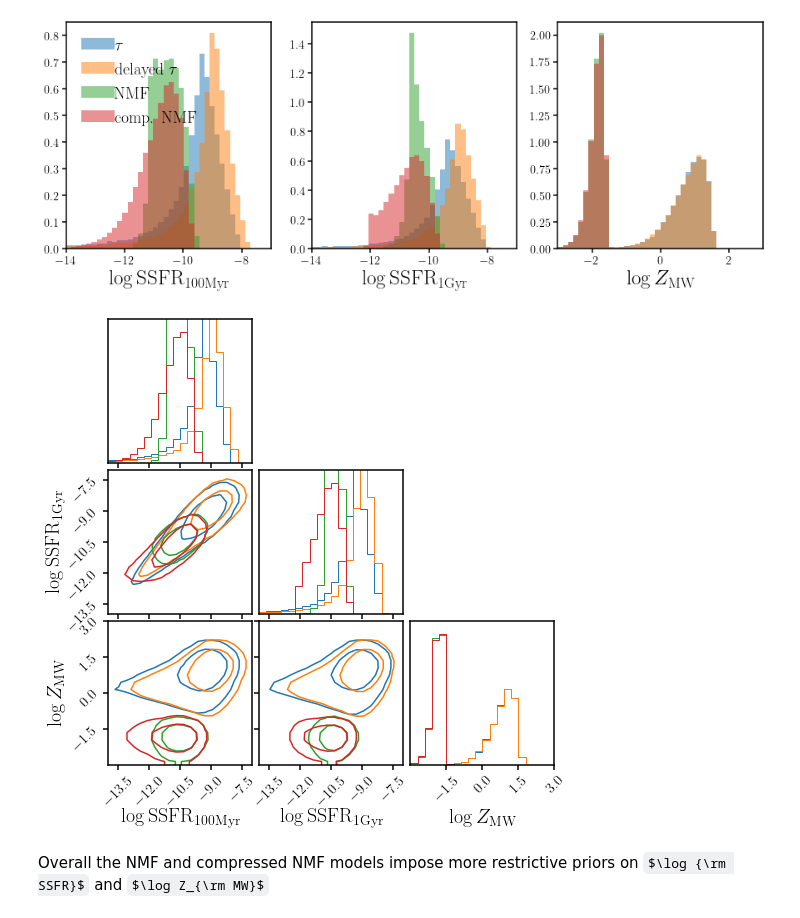
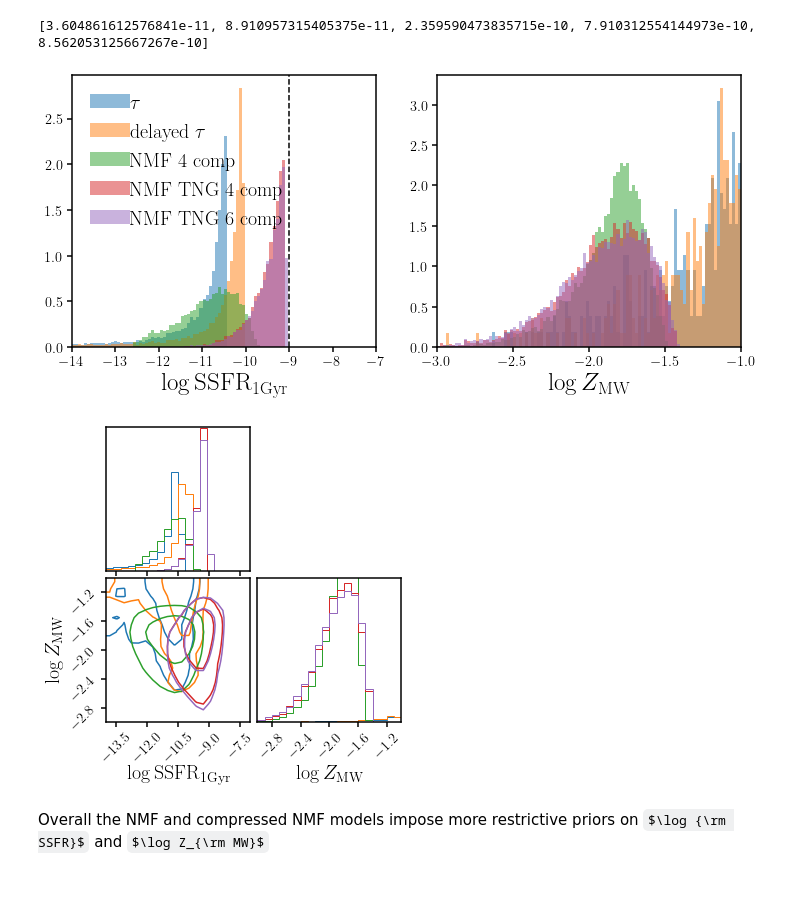
Before and after one commit to changhoonhahn/gqp_mc, a Jupyter notebook: nb/model_priors.ipynb, the cells around one changed output. Drawn from its saved outputs; the diff is of its cells as text; code cells hidden in the pictures; some formulas as TeX source; blank space fills up the shorter version.

Commit message:
comparison of model priors; comparison of priors on recovered SFH

```diff
--- a/nb/model_priors.ipynb
+++ b/nb/model_priors.ipynb
@@ -68,48 +80,53 @@ models = [
 # %%
-zred = 0.1
+zred = 0.01
 tage = Planck13.age(zred).value
 # %%
 priors = [
     prior_tau(tage),
     prior_tau(tage),
-    prior_nmf(tage),
-    prior_nmf(tage)
+    prior_nmf_4comp(tage),
+    prior_nmf_4comp(tage),
+    prior_nmf_6comp(tage)
 ]
 # %%
-n_sample = 50000 # draw n_sample samples from the prior
+n_sample = 10000 # draw n_sample samples from the prior
 # %%
-SSFRs_100myr, SSFRs_1gyr, Zmws = [], [], []
+SSFRs_1gyr, Zmws, ts_sfh, sfhs = [], [], [], []
 for model, prior in zip(models, priors):
     _thetas = np.array([prior.sample() for i in range(n_sample)])
     thetas = prior.transform(_thetas)
 
-    _ssfr_100myr = model.avgSFR(thetas, zred, dt=0.1)
     _ssfr_1gyr = model.avgSFR(thetas, zred, dt=1.)
     _zmw = model.Z_MW(thetas, zred)
 
-    SSFRs_100myr.append(_ssfr_100myr)
     SSFRs_1gyr.append(_ssfr_1gyr)
     Zmws.append(_zmw)
+# %%
+print([_ssfr.max() for _ssfr in SSFRs_1gyr])
+# %% [output]
+[3.604861612576841e-11, 8.910957315405375e-11, 2.359590473835715e-10, 7.910312554144973e-10, 8.562053125667267e-10]
 # %%
-model_labels = [r'$\tau$', r'delayed $\tau$', 'NMF', 'comp. NMF']
+model_labels = [r'$\tau$', r'delayed $\tau$', 'NMF 4 comp', 'NMF TNG 4 comp', 'NMF TNG 6 comp']
 
-props = [SSFRs_100myr, SSFRs_1gyr, Zmws]
-lbls = [r'$\log {\rm SSFR}_{\rm 100 Myr}$', r'$\log {\rm SSFR}_{\rm 1 Gyr}$', r'$\log Z_{\rm MW}$']
-rngs = [(-14, -7), (-14, -7), (-3, 3)]
+props = [SSFRs_1gyr, Zmws]
+lbls = [r'$\log {\rm SSFR}_{\rm 1 Gyr}$', r'$\log Z_{\rm MW}$']
+rngs = [(-14, -7), (-3, -1)]
 
-fig = plt.figure(figsize=(15,5))
+fig = plt.figure(figsize=(12,5))
 for i, prop in enumerate(props):
-    sub = fig.add_subplot(1,3,i+1)
+    sub = fig.add_subplot(1,2,i+1)
     for ii, prop_i in enumerate(prop):
-        sub.hist(np.log10(prop_i), density=True, range=rngs[i], bins=40, alpha=0.5, label=model_labels[ii])
-    if i == 0: sub.legend(loc='upper left', handletextpad=0, fontsize=20)
+        sub.hist(np.log10(prop_i), density=True, range=rngs[i], bins=100, alpha=0.5, label=model_labels[ii])
+    if i == 0:
+        sub.legend(loc='upper left', handletextpad=0, fontsize=20)
+        sub.axvline(-9., color='k', ls='--')
     sub.set_xlabel(lbls[i], fontsize=25)
     sub.set_xlim(rngs[i])
 # %% [output]
-[figure, old version]
+[figure, new version]
 # %%
 fig = None
-for i in range(4):
+for i in range(len(models)):
     fig = DFM.corner(np.log10(np.array(props)[:,i,:].T),
                      levels=[0.68, 0.95],
                      smooth=True,
@@ -121,7 +138,7 @@ for i in range(4):
                      plot_datapoints=False, fill_contours=False, plot_density=False
                     )
 # %% [output]
-[figure, old version]
+[figure, new version]
 # %% [markdown]
 Overall the NMF and compressed NMF models impose more restrictive priors on $\log {\rm SSFR}$ and $\log Z_{\rm MW}$
 # %% [markdown]
```
Also changed, not shown: parts of 10 cells of this notebook.
